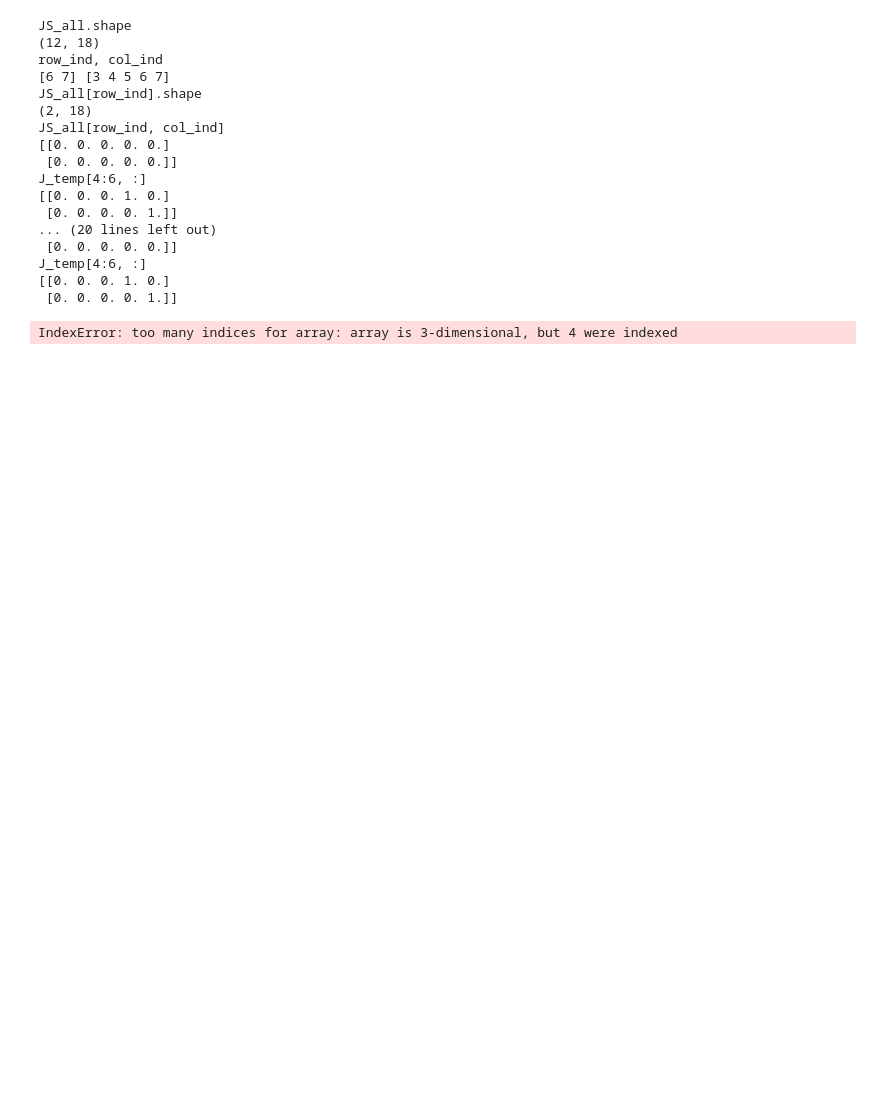
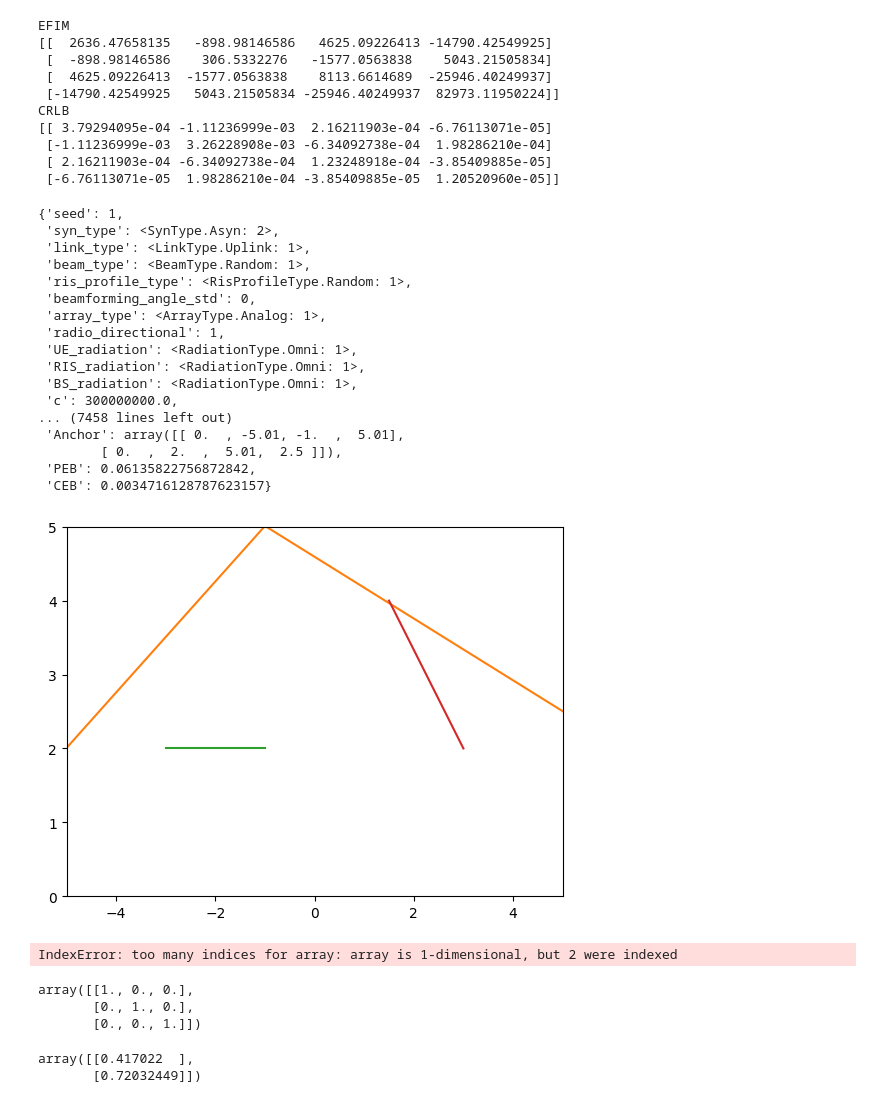
Before and after one commit to gasparyanartur/radio-optimizer, a Jupyter notebook: radio_optimizer.ipynb, the cells around one changed output. Saved outputs shown, nothing was run; the diff lists cells and outputs as text; code cells hidden in the pictures; blank space fills up the shorter version.

Commit message:
Fix more bugs and implement the basic plot

```diff
--- a/radio_optimizer.ipynb
+++ b/radio_optimizer.ipynb
@@ -16,52 +10,94 @@ rng = np.random.default_rng(seed)
 # %%
 import numpy as np
+import matplotlib.pyplot as plt
+
 from src.utils import db2pow
 
 from src.channel_mmWave_parameters import ChannelmmWaveParameters
 
 c = ChannelmmWaveParameters(
     OB = np.array([45, 0, 0]).reshape(-1, 1),
     NB_dim = np.array([1, 1]).reshape(-1, 1),
     PR = np.array([[-5.01, 2, 0.5], [-1, 5.01, 0.5], [5.01, 2.5, 0.5]]).T,
     OR = np.array([[0, 0, 0], [-90, 0, 0], [180, 0, 0]]).T,
     NR_dim = np.array([[10, 10], [10, 10], [10, 10]]).T,
     PU = np.array([-2, 3, -1.5]).reshape(-1, 1),
     OU = np.array([0, 0, 0]).reshape(-1, 1),
     NU_dim = np.array([1, 1]).reshape(-1, 1),
     P = db2pow(15),
     K = 64,
     G = 10,
 
-    seed=0
+    seed=1
 )
 
 c.get_beam_matrix()
 c.get_tx_symbol()
 c.get_path_parameters_PWM()
 c.get_FIM_PWM()
 
 fim = c.FIM
 c.get_crlb_from_fim_PWM(fim)
+
+#c.Anchor = np.vstack((c.PB[:2], c.PR[:2])).T
+c.Wall = [np.array([[-3, 2], [-1, 2]]), np.array([[3, 2], [1.5, 4]])]
+
+plt.plot(c.PB[0], c.PB[1])
+plt.plot(c.PR[0], c.PR[1])
+plt.plot(c.Wall[0][:, 0], c.Wall[0][:, 1])
+plt.plot(c.Wall[1][:, 0], c.Wall[1][:, 1])
+plt.xlim(-5, 5)
+plt.ylim(0, 5)
+
+
+c.__dict__
 # %% [output]
-JS_all.shape
-(12, 18)
-row_ind, col_ind
-[6 7] [3 4 5 6 7]
-JS_all[row_ind].shape
-(2, 18)
-JS_all[row_ind, col_ind]
-[[0. 0. 0. 0. 0.]
- [0. 0. 0. 0. 0.]]
-J_temp[4:6, :]
-[[0. 0. 0. 1. 0.]
- [0. 0. 0. 0. 1.]]
-... (20 lines left out)
- [0. 0. 0. 0. 0.]]
-J_temp[4:6, :]
-[[0. 0. 0. 1. 0.]
- [0. 0. 0. 0. 1.]]
+EFIM
+[[  2636.47658135   -898.98146586   4625.09226413 -14790.42549925]
+ [  -898.98146586    306.5332276   -1577.0563838    5043.21505834]
+ [  4625.09226413  -1577.0563838    8113.6614689  -25946.40249937]
+ [-14790.42549925   5043.21505834 -25946.40249937  82973.11950224]]
+CRLB
+[[ 3.79294095e-04 -1.11236999e-03  2.16211903e-04 -6.76113071e-05]
+ [-1.11236999e-03  3.26228908e-03 -6.34092738e-04  1.98286210e-04]
+ [ 2.16211903e-04 -6.34092738e-04  1.23248918e-04 -3.85409885e-05]
+ [-6.76113071e-05  1.98286210e-04 -3.85409885e-05  1.20520960e-05]]
-IndexError: too many indices for array: array is 3-dimensional, but 4 were indexed
+{'seed': 1,
+ 'syn_type': <SynType.Asyn: 2>,
+ 'link_type': <LinkType.Uplink: 1>,
+ 'beam_type': <BeamType.Random: 1>,
+ 'ris_profile_type': <RisProfileType.Random: 1>,
+ 'beamforming_angle_std': 0,
+ 'array_type': <ArrayType.Analog: 1>,
+ 'radio_directional': 1,
+ 'UE_radiation': <RadiationType.Omni: 1>,
+ 'RIS_radiation': <RadiationType.Omni: 1>,
+ 'BS_radiation': <RadiationType.Omni: 1>,
+ 'c': 300000000.0,
+... (7458 lines left out)
+ 'Anchor': array([[ 0.  , -5.01, -1.  ,  5.01],
+        [ 0.  ,  2.  ,  5.01,  2.5 ]]),
+ 'PEB': 0.06135822756872842,
+ 'CEB': 0.0034716128787623157}
+[figure, added]
 # %%
 c.thetaRU_loc[:, 2]
+# %% [output]
+IndexError: too many indices for array: array is 1-dimensional, but 2 were indexed
 # %%
 c.lambdak
+# %%
+np.eye(3)
+# %% [output]
+array([[1., 0., 0.],
+       [0., 1., 0.],
+       [0., 0., 1.]])
+# %%
+import numpy as np
+np.random.seed(1)
+from src.utils import rand
+
+rand(2, 1)
+# %% [output]
+array([[0.417022  ],
+       [0.72032449]])
```
Also changed, not shown: parts of 1 cell of this notebook, 2 other files.
